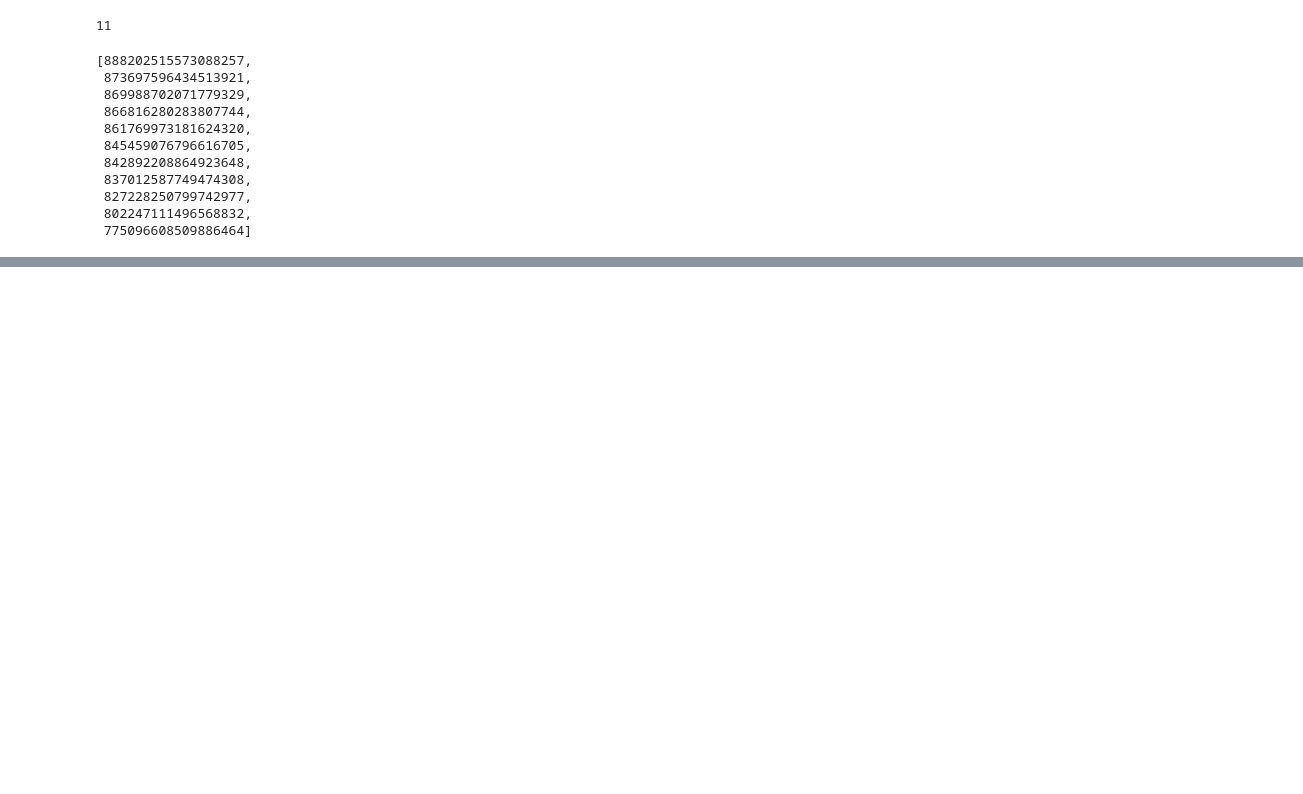
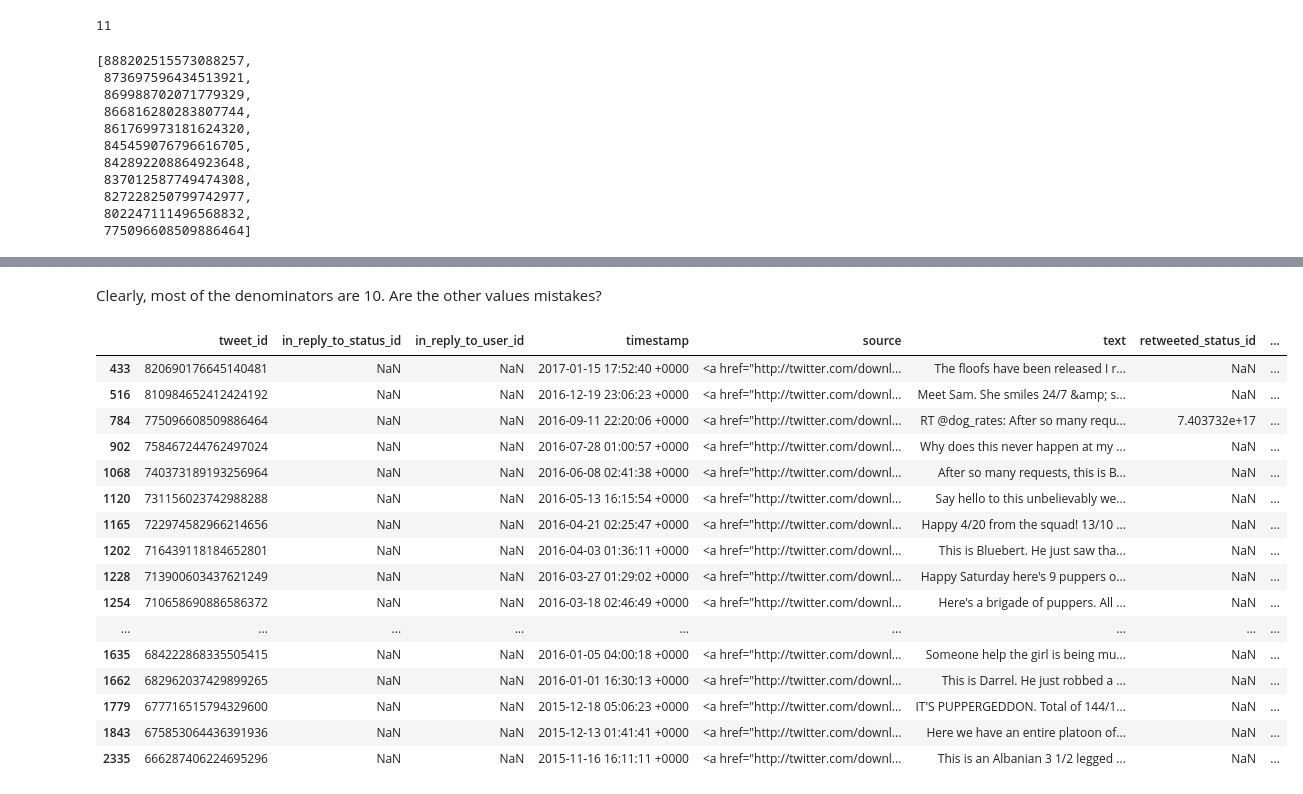
Before and after one commit to cnspatino/WeRateDogs-twitter-analysis, a Jupyter notebook: wrangle_act.ipynb, the cells around one changed output, grey strips where cells are left out. Saved outputs shown, nothing was run; the diff lists cells and outputs as text; code cells hidden in the pictures; blank space fills up the shorter version.

```diff
--- a/wrangle_act.ipynb
+++ b/wrangle_act.ipynb
@@ -164,0 +315,22 @@ id_errors
+# %% [markdown]
+Clearly, most of the denominators are 10. Are the other values mistakes?
+# %%
+twitter_archive.query('rating_denominator != 10 & in_reply_to_status_id.isnull()')
+# %% [output]
+|  | tweet_id | in_reply_to_status_id | in_reply_to_user_id | timestamp | source | text | retweeted_status_id | ... |
+| 433 | 820690176645140481 | NaN | NaN | 2017-01-15 17:52:40 +0000 | <a href="http://twitter.com/downl... | The floofs have been released I r... | NaN | ... |
+| 516 | 810984652412424192 | NaN | NaN | 2016-12-19 23:06:23 +0000 | <a href="http://twitter.com/downl... | Meet Sam. She smiles 24/7 &amp; s... | NaN | ... |
+| 784 | 775096608509886464 | NaN | NaN | 2016-09-11 22:20:06 +0000 | <a href="http://twitter.com/downl... | RT @dog_rates: After so many requ... | 7.403732e+17 | ... |
+| 902 | 758467244762497024 | NaN | NaN | 2016-07-28 01:00:57 +0000 | <a href="http://twitter.com/downl... | Why does this never happen at my ... | NaN | ... |
+| 1068 | 740373189193256964 | NaN | NaN | 2016-06-08 02:41:38 +0000 | <a href="http://twitter.com/downl... | After so many requests, this is B... | NaN | ... |
+| 1120 | 731156023742988288 | NaN | NaN | 2016-05-13 16:15:54 +0000 | <a href="http://twitter.com/downl... | Say hello to this unbelievably we... | NaN | ... |
+| 1165 | 722974582966214656 | NaN | NaN | 2016-04-21 02:25:47 +0000 | <a href="http://twitter.com/downl... | Happy 4/20 from the squad! 13/10 ... | NaN | ... |
+| 1202 | 716439118184652801 | NaN | NaN | 2016-04-03 01:36:11 +0000 | <a href="http://twitter.com/downl... | This is Bluebert. He just saw tha... | NaN | ... |
+| 1228 | 713900603437621249 | NaN | NaN | 2016-03-27 01:29:02 +0000 | <a href="http://twitter.com/downl... | Happy Saturday here's 9 puppers o... | NaN | ... |
+| 1254 | 710658690886586372 | NaN | NaN | 2016-03-18 02:46:49 +0000 | <a href="http://twitter.com/downl... | Here's a brigade of puppers. All ... | NaN | ... |
+| ... | ... | ... | ... | ... | ... | ... | ... | ... |
+| 1635 | 684222868335505415 | NaN | NaN | 2016-01-05 04:00:18 +0000 | <a href="http://twitter.com/downl... | Someone help the girl is being mu... | NaN | ... |
+| 1662 | 682962037429899265 | NaN | NaN | 2016-01-01 16:30:13 +0000 | <a href="http://twitter.com/downl... | This is Darrel. He just robbed a ... | NaN | ... |
+| 1779 | 677716515794329600 | NaN | NaN | 2015-12-18 05:06:23 +0000 | <a href="http://twitter.com/downl... | IT'S PUPPERGEDDON. Total of 144/1... | NaN | ... |
+| 1843 | 675853064436391936 | NaN | NaN | 2015-12-13 01:41:41 +0000 | <a href="http://twitter.com/downl... | Here we have an entire platoon of... | NaN | ... |
+| 2335 | 666287406224695296 | NaN | NaN | 2015-11-16 16:11:11 +0000 | <a href="http://twitter.com/downl... | This is an Albanian 3 1/2 legged ... | NaN | ... |
```
Also changed, not shown: parts of 63 cells of this notebook.
